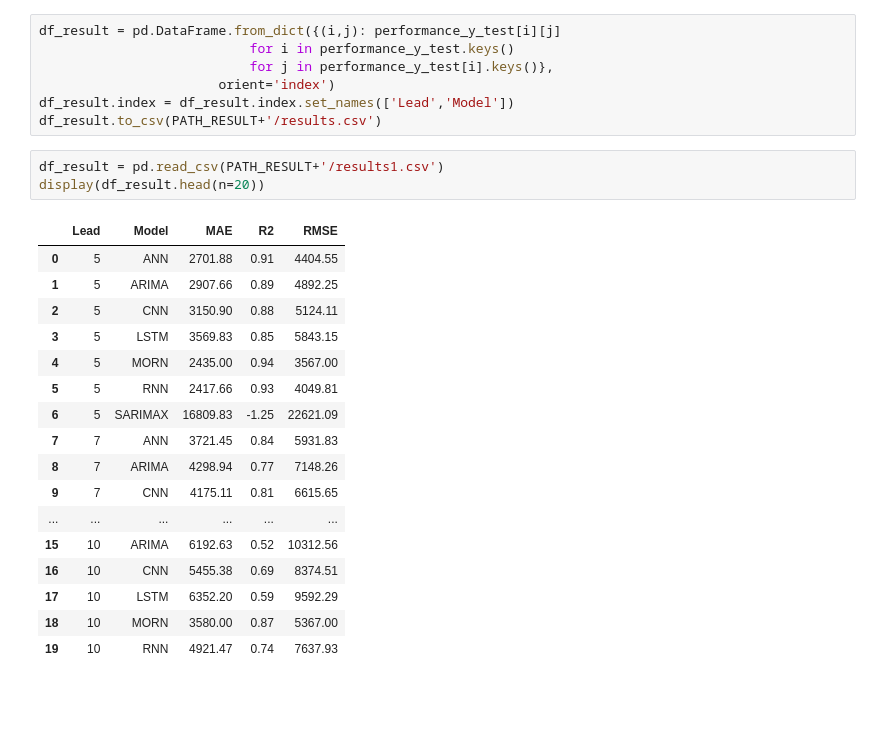
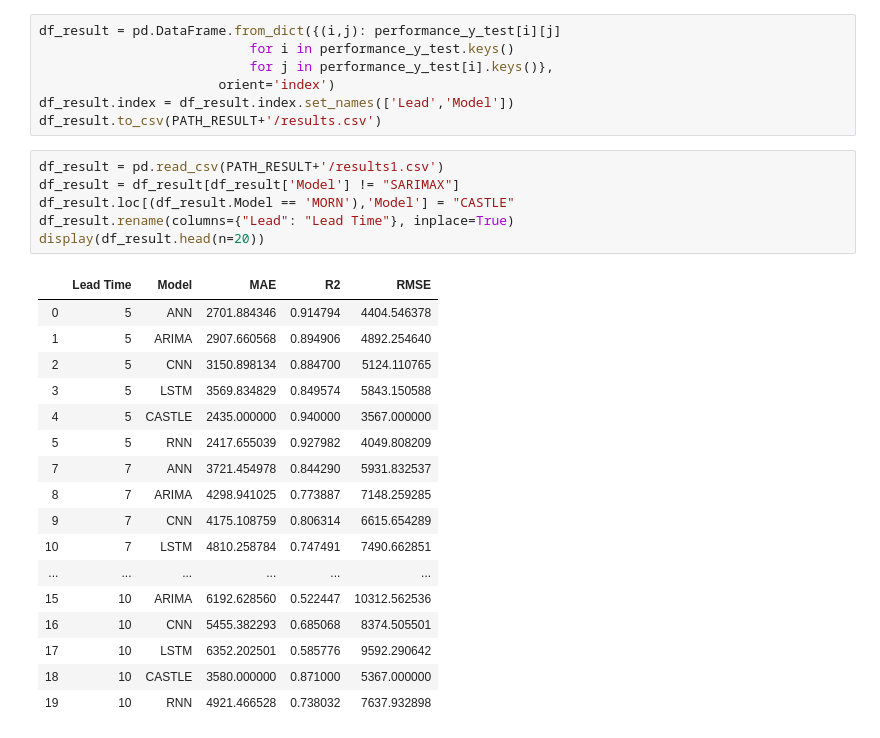
Before and after one commit to Yong-Zhuang/Climate_Analysis, a Jupyter notebook: Yong/new/comparison_study_baseline.ipynb, the cells around one changed output. Saved outputs shown, nothing was run; the diff lists cells and outputs as text; blank space fills up the shorter version.

```diff
--- a/Yong/new/comparison_study_baseline.ipynb
+++ b/Yong/new/comparison_study_baseline.ipynb
@@ -337,22 +332,25 @@ df_result.index = df_result.index.set_names(['Lead','Model'])
 df_result.to_csv(PATH_RESULT+'/results.csv')
 # %%
 df_result = pd.read_csv(PATH_RESULT+'/results1.csv')
+df_result = df_result[df_result['Model'] != "SARIMAX"]
+df_result.loc[(df_result.Model == 'MORN'),'Model'] = "CASTLE"
+df_result.rename(columns={"Lead": "Lead Time"}, inplace=True)
 display(df_result.head(n=20))
 # %% [output]
-|  | Lead | Model | MAE | R2 | RMSE |
-| 0 | 5 | ANN | 2701.88 | 0.91 | 4404.55 |
-| 1 | 5 | ARIMA | 2907.66 | 0.89 | 4892.25 |
-| 2 | 5 | CNN | 3150.90 | 0.88 | 5124.11 |
-| 3 | 5 | LSTM | 3569.83 | 0.85 | 5843.15 |
-| 4 | 5 | MORN | 2435.00 | 0.94 | 3567.00 |
-| 5 | 5 | RNN | 2417.66 | 0.93 | 4049.81 |
-| 6 | 5 | SARIMAX | 16809.83 | -1.25 | 22621.09 |
-| 7 | 7 | ANN | 3721.45 | 0.84 | 5931.83 |
-| 8 | 7 | ARIMA | 4298.94 | 0.77 | 7148.26 |
-| 9 | 7 | CNN | 4175.11 | 0.81 | 6615.65 |
+|  | Lead Time | Model | MAE | R2 | RMSE |
+| 0 | 5 | ANN | 2701.884346 | 0.914794 | 4404.546378 |
+| 1 | 5 | ARIMA | 2907.660568 | 0.894906 | 4892.254640 |
+| 2 | 5 | CNN | 3150.898134 | 0.884700 | 5124.110765 |
+| 3 | 5 | LSTM | 3569.834829 | 0.849574 | 5843.150588 |
+| 4 | 5 | CASTLE | 2435.000000 | 0.940000 | 3567.000000 |
+| 5 | 5 | RNN | 2417.655039 | 0.927982 | 4049.808209 |
+| 7 | 7 | ANN | 3721.454978 | 0.844290 | 5931.832537 |
+| 8 | 7 | ARIMA | 4298.941025 | 0.773887 | 7148.259285 |
+| 9 | 7 | CNN | 4175.108759 | 0.806314 | 6615.654289 |
+| 10 | 7 | LSTM | 4810.258784 | 0.747491 | 7490.662851 |
 | ... | ... | ... | ... | ... | ... |
-| 15 | 10 | ARIMA | 6192.63 | 0.52 | 10312.56 |
-| 16 | 10 | CNN | 5455.38 | 0.69 | 8374.51 |
-| 17 | 10 | LSTM | 6352.20 | 0.59 | 9592.29 |
-| 18 | 10 | MORN | 3580.00 | 0.87 | 5367.00 |
-| 19 | 10 | RNN | 4921.47 | 0.74 | 7637.93 |
+| 15 | 10 | ARIMA | 6192.628560 | 0.522447 | 10312.562536 |
+| 16 | 10 | CNN | 5455.382293 | 0.685068 | 8374.505501 |
+| 17 | 10 | LSTM | 6352.202501 | 0.585776 | 9592.290642 |
+| 18 | 10 | CASTLE | 3580.000000 | 0.871000 | 5367.000000 |
+| 19 | 10 | RNN | 4921.466528 | 0.738032 | 7637.932898 |
```
Also changed, not shown: parts of 8 cells of this notebook, 7 other files.
